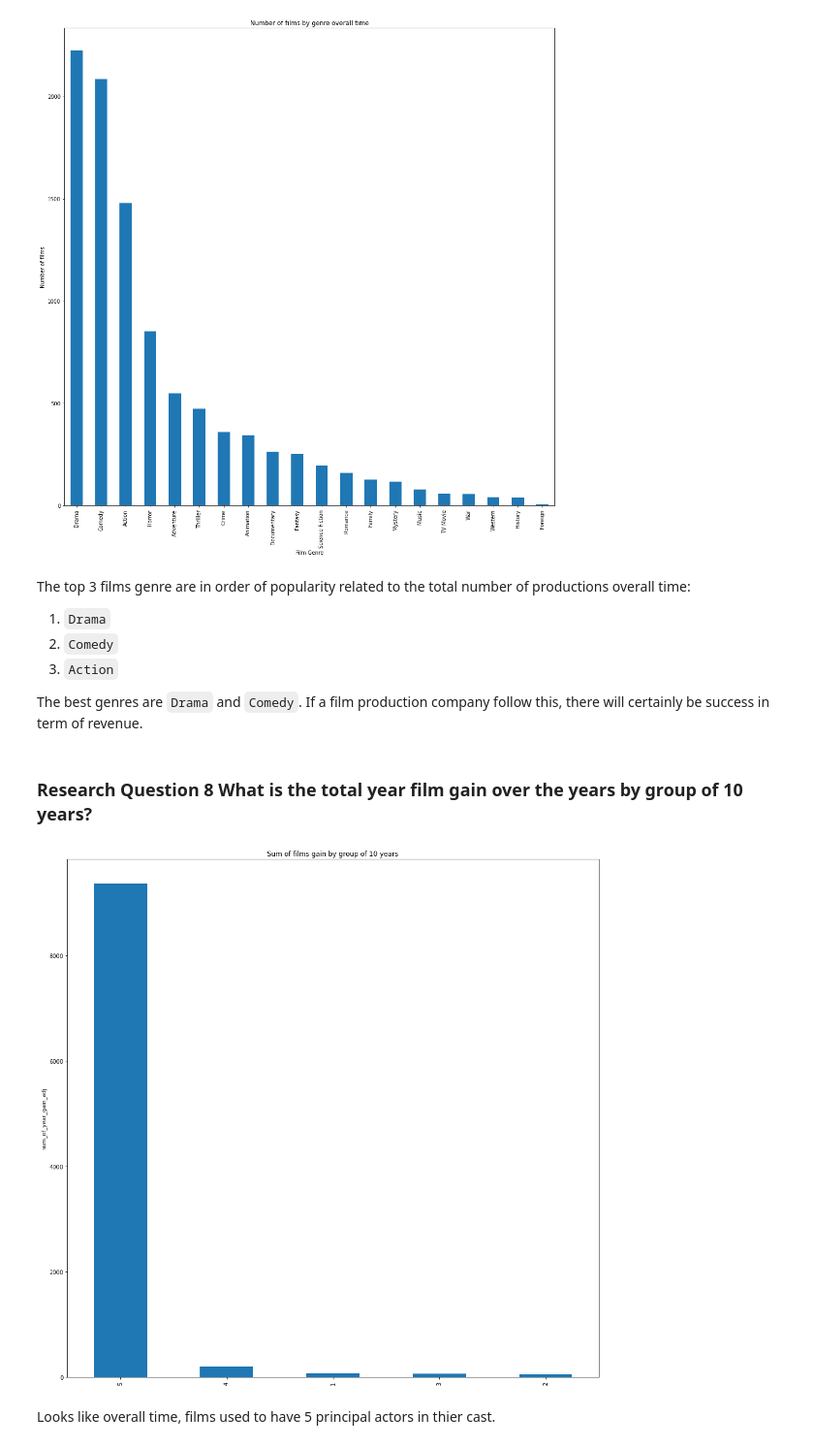
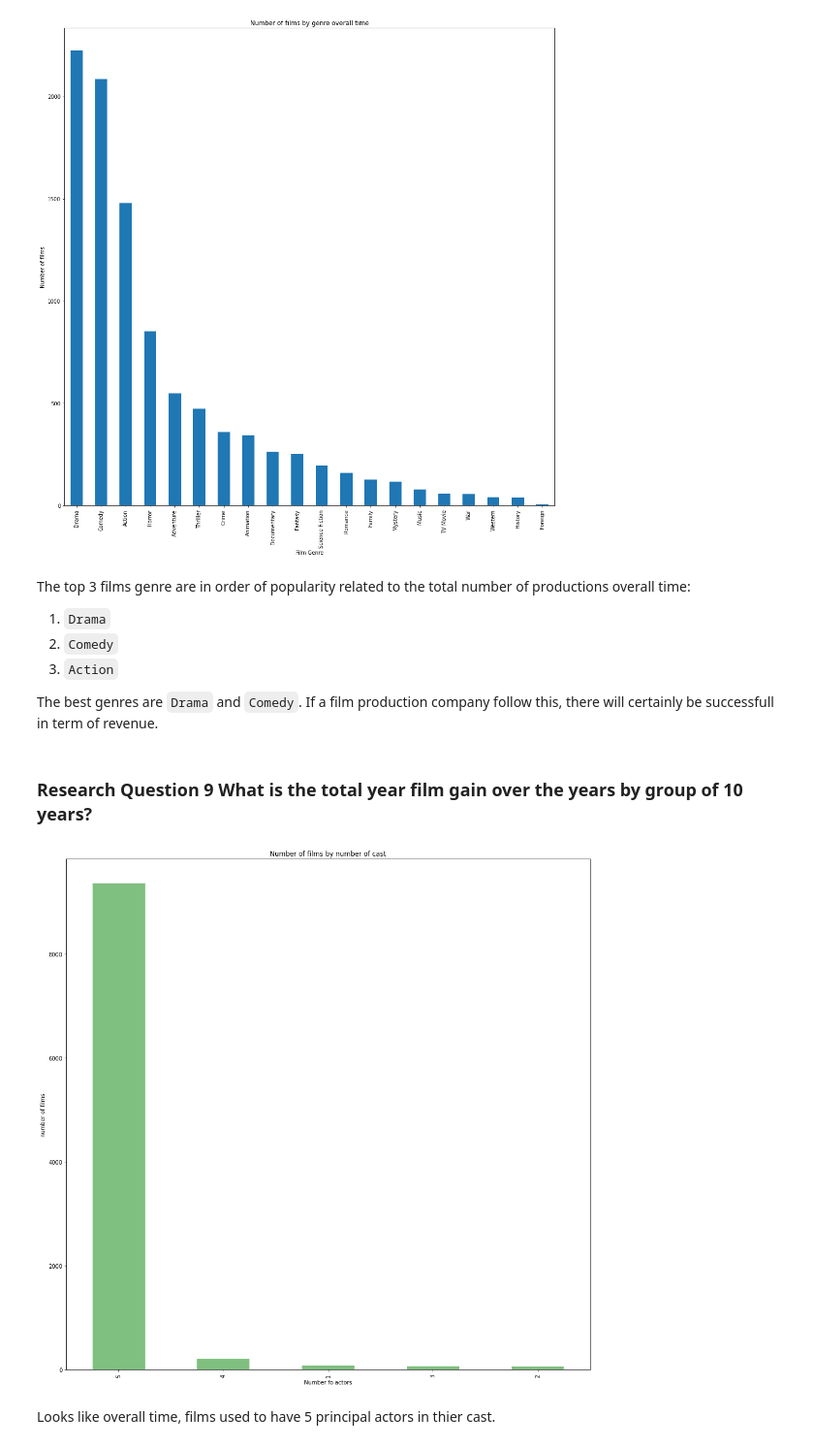
Before and after one commit to temajozias/Udacity-DataAnalystND-P1-Investigate-a-Dataset, a Jupyter notebook: Investigate_a_Dataset.ipynb, the cells around one changed output. Shown at 97% size. Cells and saved outputs as stored; diff of their text form; code cells hidden in the pictures.

```diff
--- a/Investigate_a_Dataset.ipynb
+++ b/Investigate_a_Dataset.ipynb
@@ -539,17 +539,19 @@ The top 3 films genre are in order of popularity related to the total number of
 2) `Comedy`
 3) `Action`
 
-The best genres are `Drama` and `Comedy`. If a film production company follow this, there will certainly be success in term of revenue.
+The best genres are `Drama` and `Comedy`. If a film production company follow this, there will certainly be successfull in term of revenue.
 # %% [markdown]
-### Research Question 8  What is the total year film gain over the years by group of 10 years?
+### Research Question 9  What is the total year film gain over the years by group of 10 years?
 # %%
 df['cast_num'].value_counts().plot(kind='bar',
-                                     figsize=(17, 17),
-                                     title='Sum of films gain by group of 10 years',
-                                   x
-                                     ylabel='sum_of_year_gain_adj');
+                                   figsize=(17, 17),
+                                   title='Number of films by number of cast',
+                                   xlabel='Number fo actors',
+                                   ylabel='number of films',
+                                   alpha=0.5,
+                                   color='green');
 # %% [output]
-[figure, old version]
+[figure, new version]
 # %% [markdown]
 Looks like overall time, films used to have 5 principal actors in thier cast.
 # %%
```
Also changed, not shown: parts of 9 cells of this notebook.
